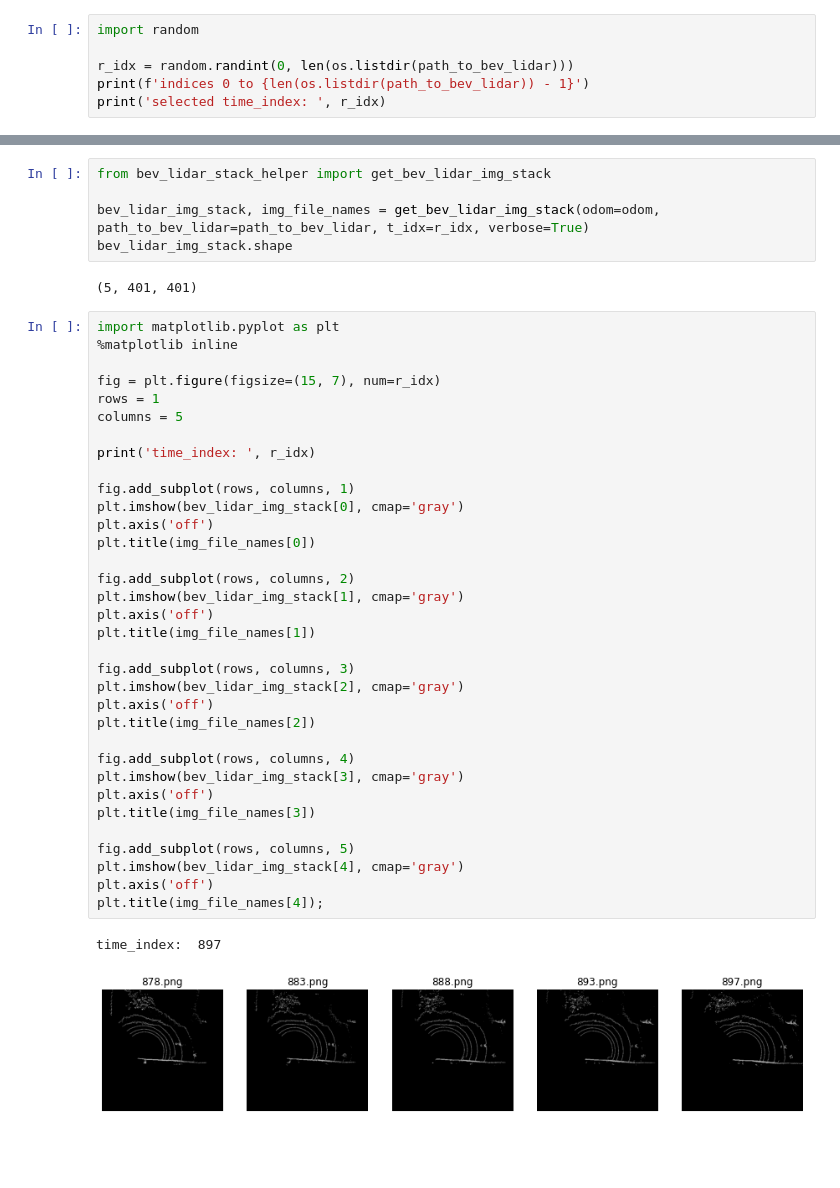
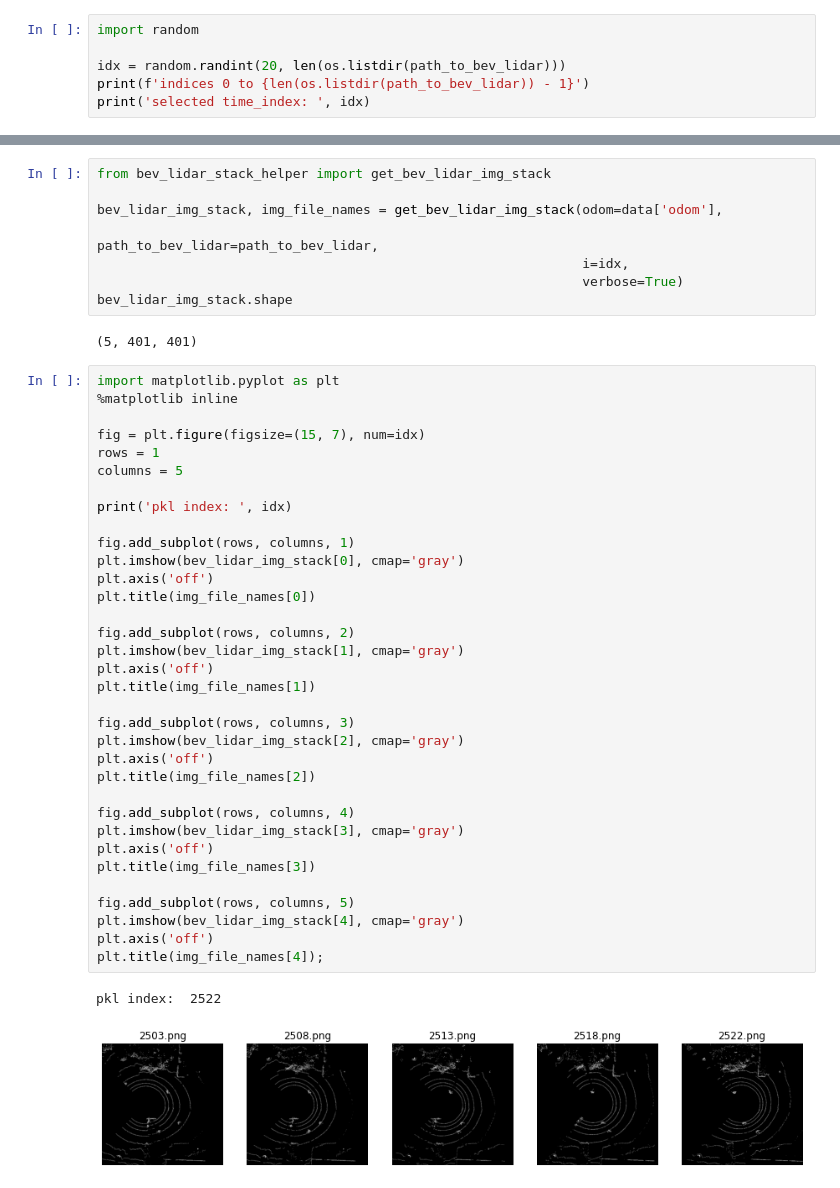
Before and after one commit to abhinavchadaga/clip_social_nav, a Jupyter notebook: visualize_data.ipynb, the cells around one changed output, grey strips where cells are left out. Cells and saved outputs as stored; diff of their text form; blank space fills up the shorter version.

```diff
--- a/visualize_data.ipynb
+++ b/visualize_data.ipynb
@@ -11,8 +17,8 @@ path_to_bev_lidar = './data/train_final'
 # %%
 import random
 
-r_idx = random.randint(0, len(os.listdir(path_to_bev_lidar)))
+idx = random.randint(20, len(os.listdir(path_to_bev_lidar)))
 print(f'indices 0 to {len(os.listdir(path_to_bev_lidar)) - 1}')
-print('selected time_index: ', r_idx)
+print('selected time_index: ', idx)
 # %% [output]
 indices 0 to 3440
@@ -57,7 +60,10 @@ time_index 897
 # %%
 from bev_lidar_stack_helper import get_bev_lidar_img_stack
 
-bev_lidar_img_stack, img_file_names = get_bev_lidar_img_stack(odom=odom, path_to_bev_lidar=path_to_bev_lidar, t_idx=r_idx, verbose=True)
+bev_lidar_img_stack, img_file_names = get_bev_lidar_img_stack(odom=data['odom'],
+                                                              path_to_bev_lidar=path_to_bev_lidar,
+                                                              i=idx,
+                                                              verbose=True)
 bev_lidar_img_stack.shape
 # %% [output]
 (5, 401, 401)
@@ -65,36 +71,36 @@ bev_lidar_img_stack.shape
 import matplotlib.pyplot as plt
 %matplotlib inline
 
-fig = plt.figure(figsize=(15, 7), num=r_idx)
+fig = plt.figure(figsize=(15, 7), num=idx)
 rows = 1
 columns = 5
 
-print('time_index: ', r_idx)
+print('pkl index: ', idx)
 
 fig.add_subplot(rows, columns, 1)
 plt.imshow(bev_lidar_img_stack[0], cmap='gray')
 plt.axis('off')
 plt.title(img_file_names[0])
 
 fig.add_subplot(rows, columns, 2)
 plt.imshow(bev_lidar_img_stack[1], cmap='gray')
 plt.axis('off')
 plt.title(img_file_names[1])
 
 fig.add_subplot(rows, columns, 3)
 plt.imshow(bev_lidar_img_stack[2], cmap='gray')
 plt.axis('off')
 plt.title(img_file_names[2])
 
 fig.add_subplot(rows, columns, 4)
 plt.imshow(bev_lidar_img_stack[3], cmap='gray')
 plt.axis('off')
 plt.title(img_file_names[3])
 
 fig.add_subplot(rows, columns, 5)
 plt.imshow(bev_lidar_img_stack[4], cmap='gray')
 plt.axis('off')
 plt.title(img_file_names[4]);
 # %% [output]
-time_index:  897
+pkl index:  2522
-[figure, old version]
+[figure, new version]
```
Also changed, not shown: parts of 6 cells of this notebook, 1 other file.
